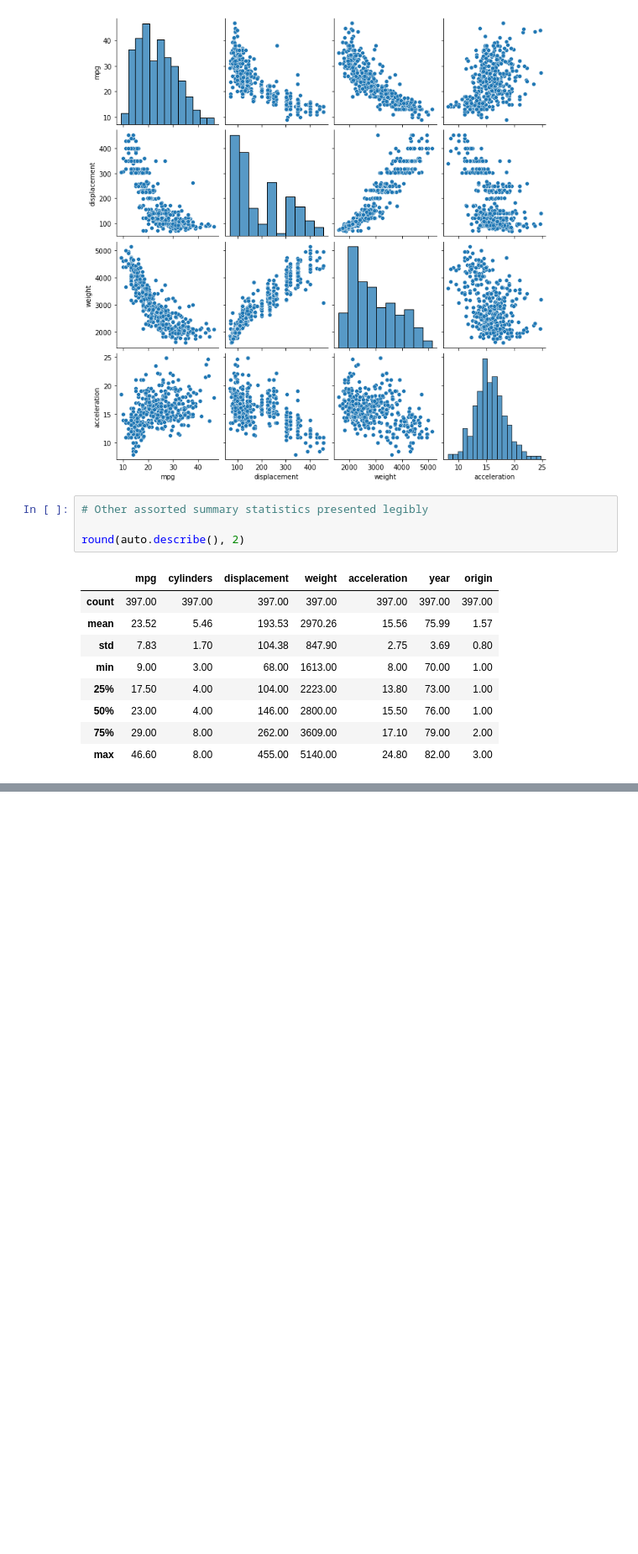
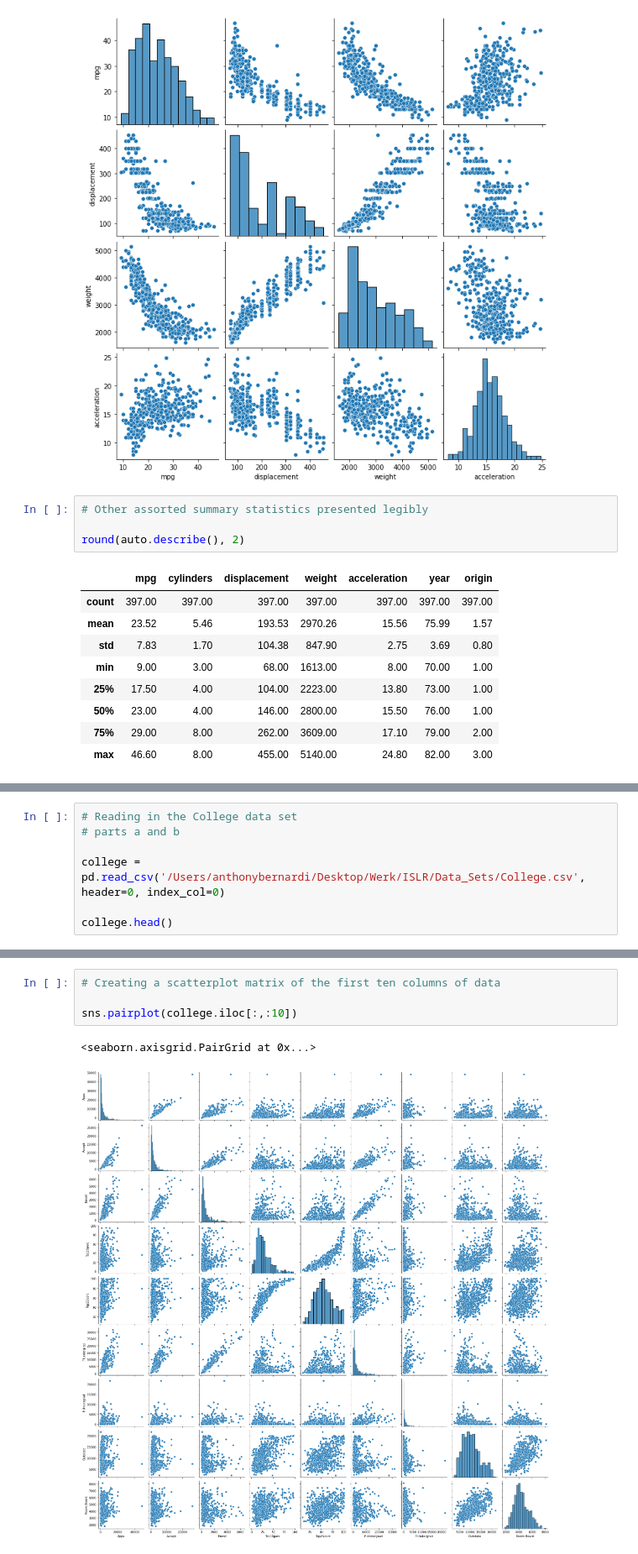
Before and after one commit to adbernardi/ISLR_r_python, a Jupyter notebook: Notebooks/Chapter 2 Code & Exercises.ipynb, the cells around one changed output, grey strips where cells are left out. Shown at 84% size. Drawn from its saved outputs; the diff is of its cells as text; blank space fills up the shorter version.

```diff
--- a/Notebooks/Chapter 2 Code & Exercises.ipynb
+++ b/Notebooks/Chapter 2 Code & Exercises.ipynb
@@ -264,0 +267,7 @@ round(auto.describe(), 2)
+# %%
+# Reading in the College data set
+# parts a and b
+
+college = pd.read_csv('/Users/anthonybernardi/Desktop/Werk/ISLR/Data_Sets/College.csv', header=0, index_col=0)
+
+college.head()
@@ -264,0 +298,7 @@ round(auto.describe(), 2)
+# %%
+# Creating a scatterplot matrix of the first ten columns of data
+
+sns.pairplot(college.iloc[:,:10])
+# %% [output]
+<seaborn.axisgrid.PairGrid at 0x...>
+[figure, added]
```
Also changed, not shown: parts of 24 cells of this notebook.
